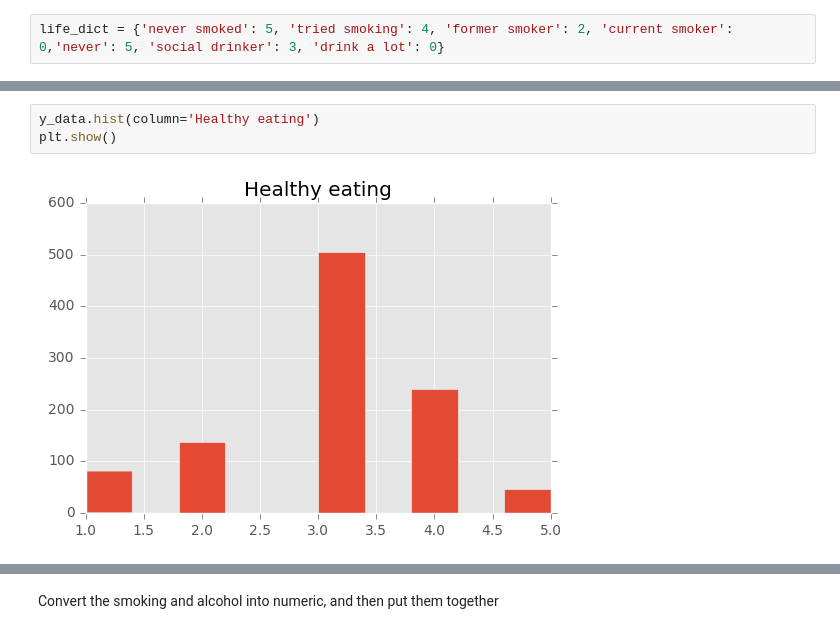
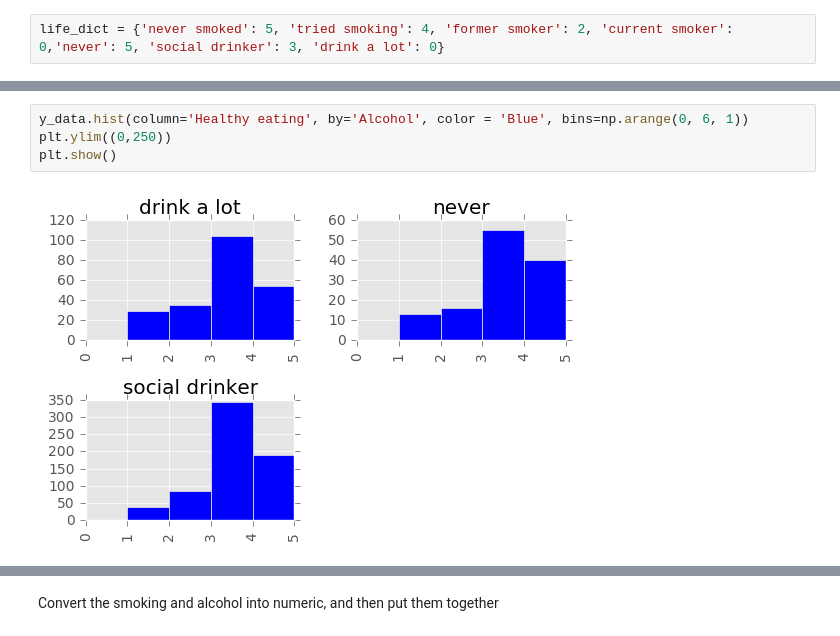
Before and after one commit to ehkhong/sta-141b-proj, a Jupyter notebook: calculated.py.ipynb, the cells around one changed output, grey strips where cells are left out. Saved outputs shown, nothing was run; the diff lists cells and outputs as text.

```diff
--- a/calculated.py.ipynb
+++ b/calculated.py.ipynb
@@ -87,5 +109,6 @@ life_dict = {'never smoked': 5, 'tried smoking': 4, 'former smoker': 2, 'current
 # %%
-y_data.hist(column='Healthy eating')
+y_data.hist(column='Healthy eating', by='Alcohol', color = 'Blue', bins=np.arange(0, 6, 1))
+plt.ylim((0,250))
 plt.show()
 # %% [output]
-[figure, old version]
+[figure, new version]
```
Also changed, not shown: parts of 16 cells of this notebook.
